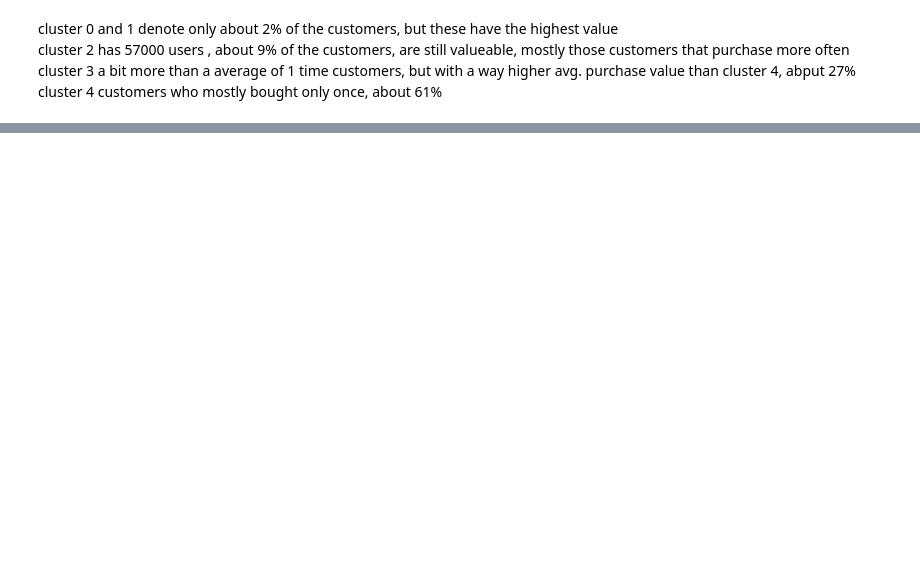
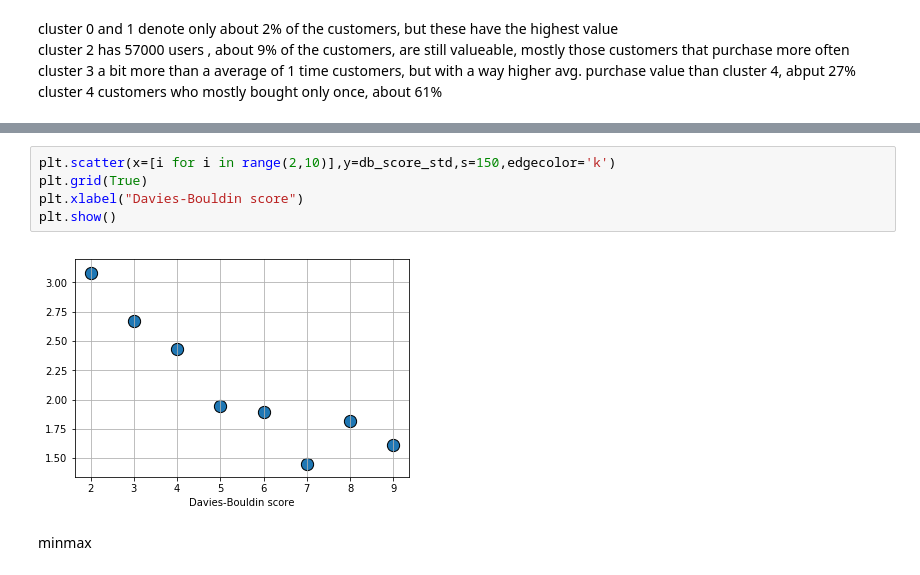
Before and after one commit to s-lau-42/Project_3_Online_Shop_Analysis, a Jupyter notebook: Clustering.ipynb, the cells around one changed output, grey strips where cells are left out. Drawn from its saved outputs; the diff is of its cells as text; blank space fills up the shorter version.

```diff
--- a/Clustering.ipynb
+++ b/Clustering.ipynb
@@ -173,0 +237,9 @@ cluster 4 customers who mostly bought only once, about 61%
+# %%
+plt.scatter(x=[i for i in range(2,10)],y=db_score_std,s=150,edgecolor='k')
+plt.grid(True)
+plt.xlabel("Davies-Bouldin score")
+plt.show()
+# %% [output]
+[figure, added]
+# %% [markdown]
+minmax
```
Also changed, not shown: parts of 34 cells of this notebook, 2 other files.
